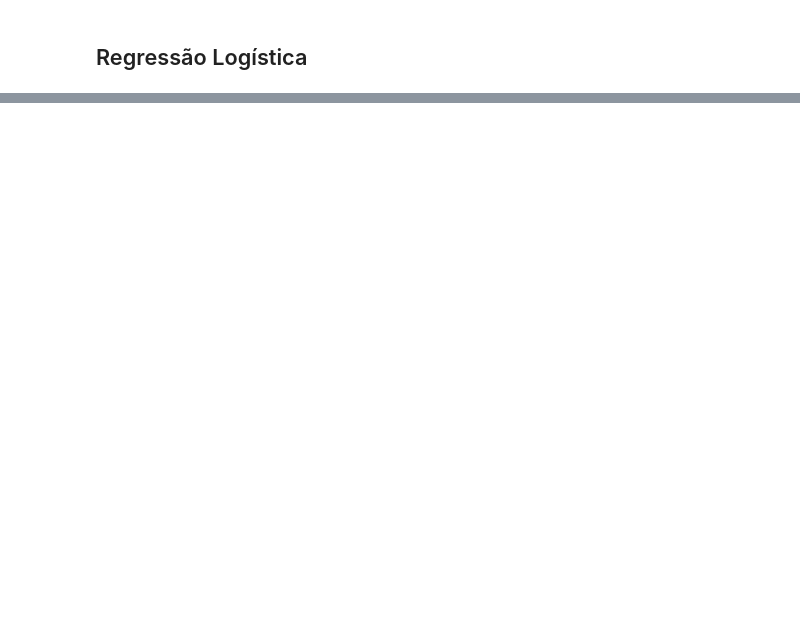
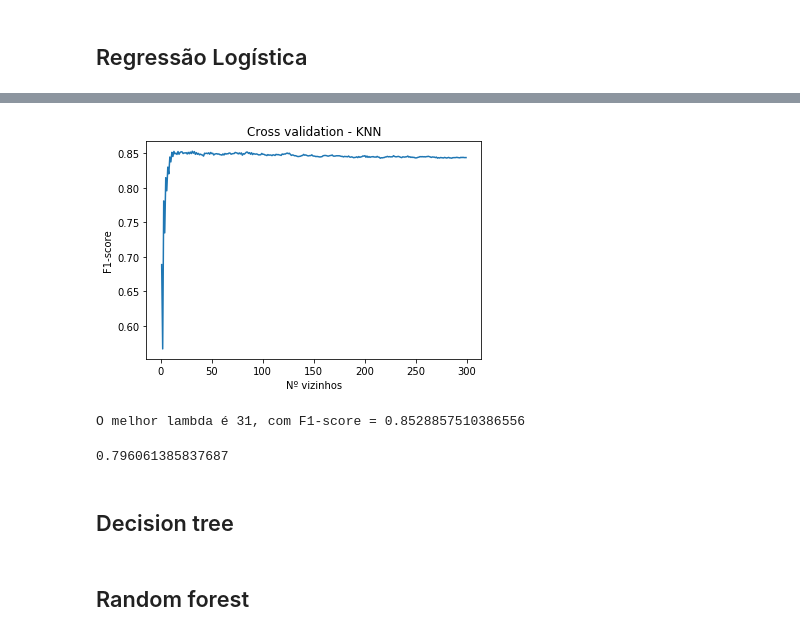
Before and after one commit to RenatoEly/aprendizagemDeMaquina, a Jupyter notebook: Ex4/previsao_deputados.ipynb, the cells around one changed output, grey strips where cells are left out. Cells and saved outputs as stored; diff of their text form; code cells hidden in the pictures; blank space fills up the shorter version.

```diff
--- a/Ex4/previsao_deputados.ipynb
+++ b/Ex4/previsao_deputados.ipynb
@@ -91,0 +149,25 @@ O melhor alpha é 0.29000000000000004, com F1 = 0.8904568193197149
+# %%
+k_list = np.arange(1,300,1).tolist()
+
+cv_knnBalanced = [f1_cv(KNeighborsClassifier(n_neighbors = n), x_cc, y_cc, 5).mean()
+            for n in k_list]
+# %%
+cv_knnBalanced = pd.Series(cv_knnBalanced, index = k_list)
+cv_knnBalanced.plot(title = "Cross validation - KNN")
+plt.xlabel("Nº vizinhos")
+plt.ylabel("F1-score")
+plt.show()
+
+print("O melhor lambda é {0}, com F1-score = {1}".format(cv_knnBalanced.idxmax(), cv_knnBalanced.max()))
+# %% [output]
+[figure, added]
+O melhor lambda é 31, com F1-score = 0.8528857510386556
+# %%
+knnModel = KNeighborsClassifier(n_neighbors=31)
+knnModel.fit(x_cc,y_cc)
+
+print("O F1 do modelo "metrics.classification_report(treino_Y, knnModel.predict(treino_X), output_dict=True)['macro avg']['f1-score'])
+# %% [output]
+0.796061385837687
+# %% [markdown]
+## Decision tree
@@ -91,0 +189,2 @@ O melhor alpha é 0.29000000000000004, com F1 = 0.8904568193197149
+# %% [markdown]
+## Random forest
```
Also changed, not shown: parts of 22 cells of this notebook.
